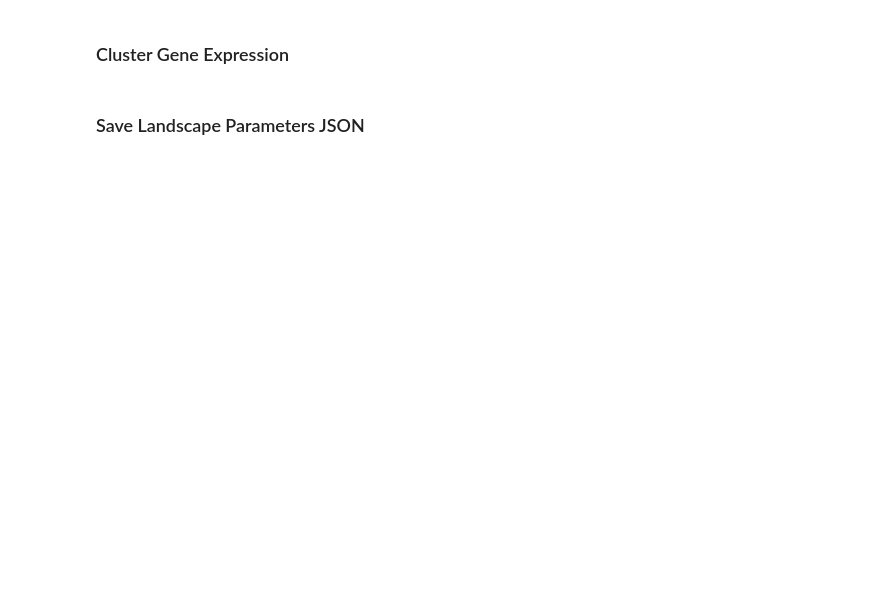
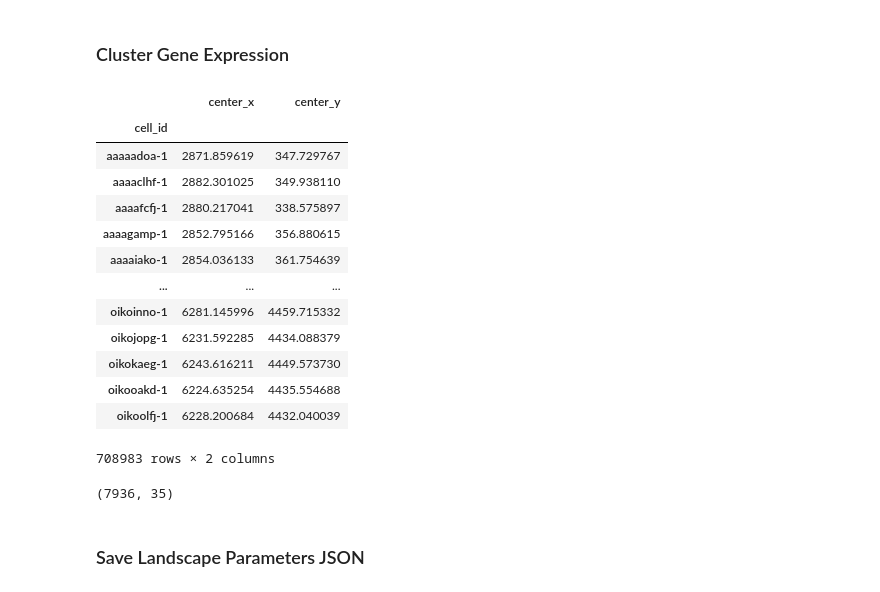
Before and after one commit to broadinstitute/celldega, a Jupyter notebook: notebooks/Pre-process_Xenium_Prime_Human_Lymph_Node_Reactive_FFPE_outs.ipynb, the cells around one changed output. Saved outputs shown, nothing was run; the diff lists cells and outputs as text; code cells hidden in the pictures; blank space fills up the shorter version.

```diff
--- a/notebooks/Pre-process_Xenium_Prime_Human_Lymph_Node_Reactive_FFPE_outs.ipynb
+++ b/notebooks/Pre-process_Xenium_Prime_Human_Lymph_Node_Reactive_FFPE_outs.ipynb
@@ -310,5 +322,25 @@ print(max_pyramid_zoom)
 # %% [markdown]
 ### Cluster Gene Expression
+# %%
+usecols = ['cell_id', 'x_centroid', 'y_centroid']
+meta_cell = pd.read_csv(base_path + 'cells.csv.gz', index_col=0, usecols=usecols)
+meta_cell.columns = ['center_x', 'center_y']
+meta_cell
+# %% [output]
+|  | center_x | center_y |
+| cell_id |  |  |
+| aaaaadoa-1 | 2871.859619 | 347.729767 |
+| aaaaclhf-1 | 2882.301025 | 349.938110 |
+| aaaafcfj-1 | 2880.217041 | 338.575897 |
+| aaaagamp-1 | 2852.795166 | 356.880615 |
+| aaaaiako-1 | 2854.036133 | 361.754639 |
+| ... | ... | ... |
+| oikoinno-1 | 6281.145996 | 4459.715332 |
+| oikojopg-1 | 6231.592285 | 4434.088379 |
+| oikokaeg-1 | 6243.616211 | 4449.573730 |
+| oikooakd-1 | 6224.635254 | 4435.554688 |
+| oikoolfj-1 | 6228.200684 | 4432.040039 |
+708983 rows × 2 columns
 # %%
 meta_cell['cluster'] = df_meta['cluster']
 # %%
@@ -337,6 +369,8 @@ len(keep_genes)
 
 df_sig = df_sig.loc[keep_genes, clusters]
 df_sig.shape
+# %% [output]
+(7936, 35)
 # %%
 df_sig.sparse.to_dense().to_parquet(path_landscape_files + 'df_sig.parquet')
 # %% [markdown]
```
Also changed, not shown: parts of 5 cells of this notebook.
